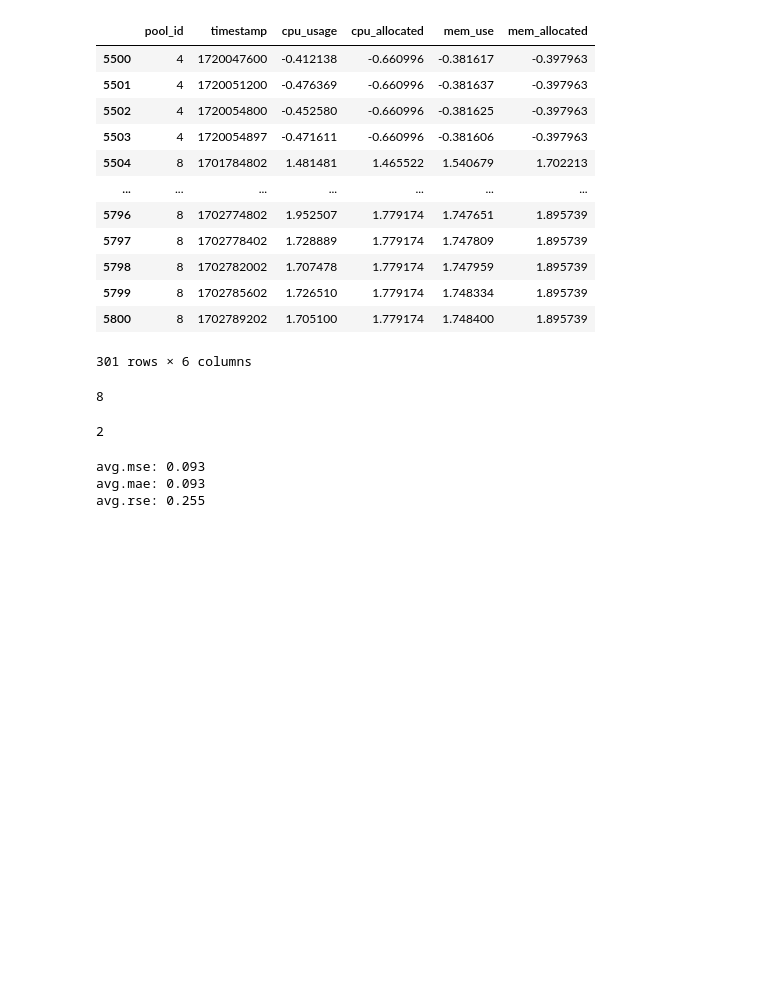
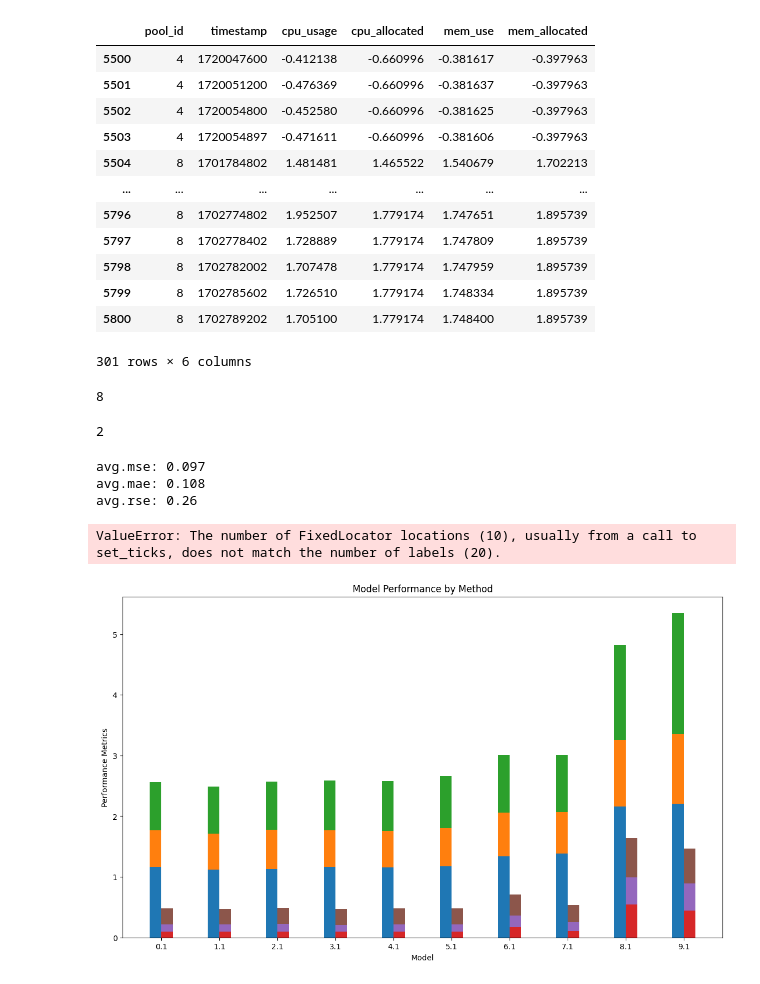
Before and after one commit to Nutingnon/time-series-prediction, a Jupyter notebook: data_analyzer.ipynb, the cells around one changed output. Saved outputs shown, nothing was run; the diff lists cells and outputs as text; code cells hidden in the pictures; blank space fills up the shorter version.

```diff
--- a/data_analyzer.ipynb
+++ b/data_analyzer.ipynb
@@ -277,20 +277,22 @@ import re
 import numpy as np
 
 result = """
-336_192_TimeMixer_filtered_dev_ftM_sl336_ll48_pl192_dm16_nh4_el3_dl1_df128_fc1_ebtimeF_dtTrue_Exp_0
-mse:0.17654988169670105, mae:0.1478603482246399, rse:0.3582192063331604
 
-336_192_TimeMixer_filtered_dev_ftM_sl336_ll48_pl192_dm16_nh4_el3_dl1_df128_fc1_ebtimeF_dtTrue_Exp_1
-mse:0.05283976346254349, mae:0.09297491610050201, rse:0.2264000028371811
+336_192_NLinear_filtered_dev_ftM_sl336_ll48_pl192_dm16_nh4_el3_dl1_df128_fc1_ebtimeF_dtTrue_Exp_0
+mse:0.16121548414230347, mae:0.14239628612995148, rse:0.34291836619377136
 
-336_192_TimeMixer_filtered_dev_ftM_sl336_ll48_pl192_dm16_nh4_el3_dl1_df128_fc1_ebtimeF_dtTrue_Exp_2
-mse:0.034046340733766556, mae:0.08929024636745453, rse:0.16138972342014313
+336_192_NLinear_filtered_dev_ftM_sl336_ll48_pl192_dm16_nh4_el3_dl1_df128_fc1_ebtimeF_dtTrue_Exp_1
+mse:0.05087858438491821, mae:0.08978990465402603, rse:0.22117815911769867
 
-336_192_TimeMixer_filtered_dev_ftM_sl336_ll48_pl192_dm16_nh4_el3_dl1_df128_fc1_ebtimeF_dtTrue_Exp_3
-mse:0.09348548203706741, mae:0.09305897355079651, rse:0.2551881670951843
+336_192_NLinear_filtered_dev_ftM_sl336_ll48_pl192_dm16_nh4_el3_dl1_df128_fc1_ebtimeF_dtTrue_Exp_2
+mse:0.033749498426914215, mae:0.08796820044517517, rse:0.15980984270572662
 
-336_192_TimeMixer_filtered_dev_ftM_sl336_ll48_pl192_dm16_nh4_el3_dl1_df128_fc1_ebtimeF_dtTrue_Exp_4
-mse:0.15283611416816711, mae:0.13358008861541748, rse:0.32914453744888306
+336_192_NLinear_filtered_dev_ftM_sl336_ll48_pl192_dm16_nh4_el3_dl1_df128_fc1_ebtimeF_dtTrue_Exp_3
+mse:0.09706185013055801, mae:0.0971233993768692, rse:0.259239137172699
+
+336_192_NLinear_filtered_dev_ftM_sl336_ll48_pl192_dm16_nh4_el3_dl1_df128_fc1_ebtimeF_dtTrue_Exp_4
+mse:0.142822727560997, mae:0.12246579676866531, rse:0.3166291117668152
+
 """
 
 mse = re.findall(".*mse:(.*?),", result)
@@ -300,10 +302,56 @@ rse = re.findall(".*rse:(.*?)\n", result)
 mse = [float(x) for x in mse]
 mae = [float(x) for x in mae]
 rse = [float(x) for x in rse]
-print(f"avg.mse: {np.round(np.median(mse),3)}")
-print(f"avg.mae: {np.round(np.median(mae),3)}")
-print(f"avg.rse: {np.round(np.median(rse),3)}")
+print(f"avg.mse: {np.round(np.mean(mse),3)}")
+print(f"avg.mae: {np.round(np.mean(mae),3)}")
+print(f"avg.rse: {np.round(np.mean(rse),3)}")
 # %% [output]
-avg.mse: 0.093
-avg.mae: 0.093
-avg.rse: 0.255
+avg.mse: 0.097
+avg.mae: 0.108
+avg.rse: 0.26
+# %%
+import matplotlib.pyplot as plt
+import pandas as pd
+import numpy as np
+
+# Assuming 'data' is a pandas DataFrame containing your model performance data
+data = {
+    'Model': ['NLinear', 'Multi-Patch', 'DLinear', 'Patch-TST', 'TimesMixer', 'iTransformer', 'Autoformer', 'Mamba', 'Informer', 'LSTM']*2,
+    'MSE_Avg': [1.169, 1.117, 1.129, 1.162, 1.154, 1.178, 1.336, 1.38, 2.156, 2.202, 0.101, 0.101, 0.101, 0.097, 0.102, 0.102, 0.175, 0.111, 0.549, 0.441],
+    'MAE_Avg': [0.596, 0.592, 0.644, 0.608, 0.602, 0.627, 0.726, 0.688, 1.102, 1.154, 0.112, 0.111, 0.12, 0.114, 0.111, 0.114, 0.184, 0.138, 0.446, 0.449],
+    'RSE_Avg': [0.792, 0.781, 0.795, 0.82, 0.82, 0.854, 0.944, 0.943, 1.565, 1.996, 0.265, 0.256, 0.266, 0.262, 0.266, 0.266, 0.354, 0.285, 0.646, 0.573],
+    'Method': ['one-for-one']*10 + ['one-for-all']*10
+}
+
+df = pd.DataFrame(data)
+
+# Set the positions and width for the bars
+bar_width = 0.2
+r1 = np.arange(len(df[df['Method']=='one-for-one']['Model']))
+r2 = [x + bar_width for x in r1]
+
+# Create the bar chart
+fig, ax = plt.subplots(figsize=(14, 8))
+
+# Plotting the bars for 'one-for-one' method
+bar1 = ax.bar(r1, df[df['Method']=='one-for-one']['MSE_Avg'], bar_width, label='MSE one-for-one')
+bar2 = ax.bar(r1, df[df['Method']=='one-for-one']['MAE_Avg'], bar_width, label='MAE one-for-one', bottom=df[df['Method']=='one-for-one']['MSE_Avg'])
+bar3 = ax.bar(r1, df[df['Method']=='one-for-one']['RSE_Avg'], bar_width, label='RSE one-for-one', bottom=df[df['Method']=='one-for-one']['MSE_Avg']+df[df['Method']=='one-for-one']['MAE_Avg'])
+
+# Plotting the bars for 'one-for-all' method
+bar4 = ax.bar(r2, df[df['Method']=='one-for-all']['MSE_Avg'], bar_width, label='MSE one-for-all')
+bar5 = ax.bar(r2, df[df['Method']=='one-for-all']['MAE_Avg'], bar_width, label='MAE one-for-all', bottom=df[df['Method']=='one-for-all']['MSE_Avg'])
+bar6 = ax.bar(r2, df[df['Method']=='one-for-all']['RSE_Avg'], bar_width, label='RSE one-for-all', bottom=df[df['Method']=='one-for-all']['MSE_Avg']+df[df['Method']=='one-for-all']['MAE_Avg'])
+
+# Adding labels and title
+ax.set_xlabel('Model')
+ax.set_ylabel('Performance Metrics')
+ax.set_title('Model Performance by Method')
+ax.set_xticks([r + bar_width/2 for r in range(len(df[df['Method']=='one-for-one']['Model']))])
+ax.set_xticklabels(df['Model'])
+ax.legend()
+
+plt.show()
+# %% [output]
+ValueError: The number of FixedLocator locations (10), usually from a call to set_ticks, does not match the number of labels (20).
+[figure, added]
```
Also changed, not shown: parts of 1 cell of this notebook, 11 other files.
